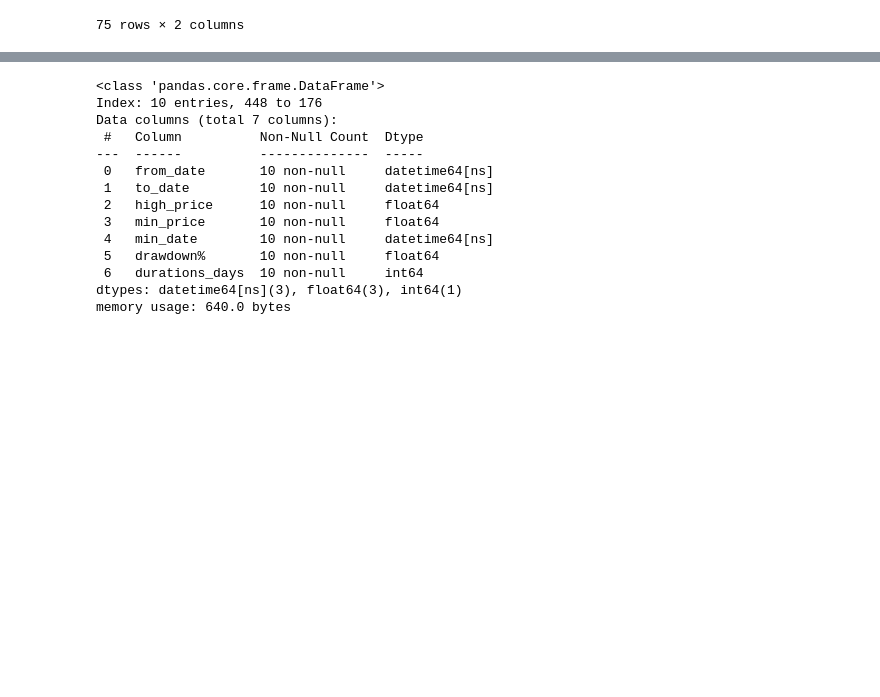
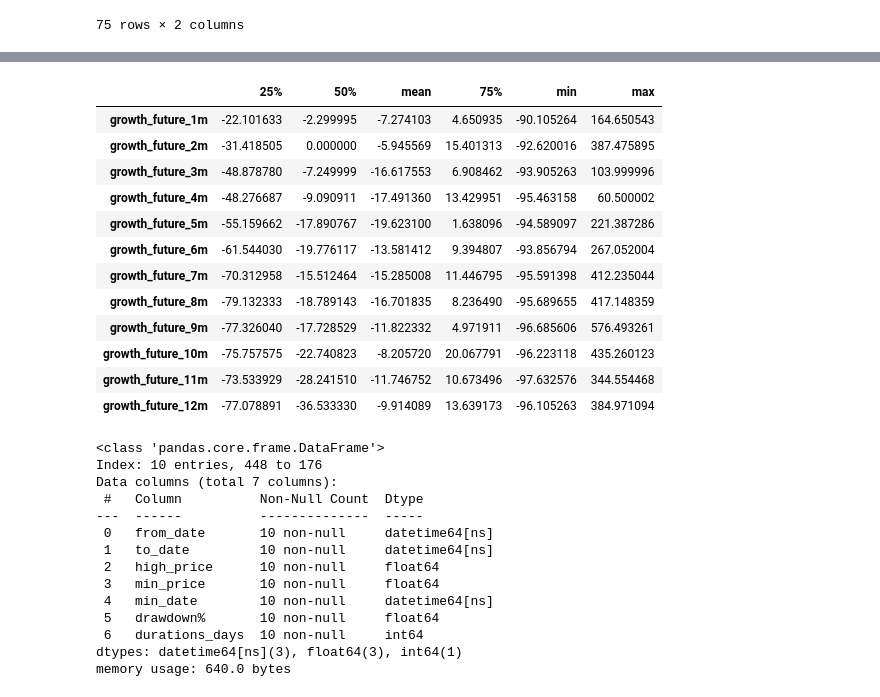
Before and after one commit to Jaguar838/stock-markets-analytics-zoomcamp, a Jupyter notebook: HW/2025/hw-02/hw-02.ipynb, the cells around one changed output, grey strips where cells are left out. Drawn from its saved outputs; the diff is of its cells as text; code cells hidden in the pictures; blank space fills up the shorter version.

```diff
--- a/HW/2025/hw-02/hw-02.ipynb
+++ b/HW/2025/hw-02/hw-02.ipynb
@@ -754,3 +706,42 @@ print(top_drawdowns[['from_date', 'to_date', 'drawdown%', 'durations_days']])
+# %%
+def display_stats(df:pd.DataFrame, growth_cols)-> pd.DataFrame:
+    """
+      Функція для отримання та виведення статистики описових даних для стовпців зростання.
+
+      Args:
+        df: Датафрейм з датою IPO, символом акції та стовпцями зростання.
+        growth_cols: Назви стовпців зростання.
+
+      Returns:
+        Датафрейм з описовою статистикою.
+    """
+    # Використовуйте метод describe() для отримання статистики
+    stats = df[growth_cols].describe()
+
+    # Створіть новий порожній датафрейм
+    summary_df = pd.DataFrame(columns=['25%', '50%', 'mean', '75%', 'min', 'max'])
+
+    # Додайте рядки до нового датафрейму з відповідними значеннями
+    summary_df = pd.concat([stats.loc['25%'], stats.loc['50%'], stats.loc['mean'], stats.loc['75%'], stats.loc['min'], stats.loc['max']], axis=1)
+
+    return summary_df
+
+stats_df = display_stats(growth_future_df, growth_cols)
+stats_df
+# %% [output]
+|  | 25% | 50% | mean | 75% | min | max |
+| growth_future_1m | -22.101633 | -2.299995 | -7.274103 | 4.650935 | -90.105264 | 164.650543 |
+| growth_future_2m | -31.418505 | 0.000000 | -5.945569 | 15.401313 | -92.620016 | 387.475895 |
+| growth_future_3m | -48.878780 | -7.249999 | -16.617553 | 6.908462 | -93.905263 | 103.999996 |
+| growth_future_4m | -48.276687 | -9.090911 | -17.491360 | 13.429951 | -95.463158 | 60.500002 |
+| growth_future_5m | -55.159662 | -17.890767 | -19.623100 | 1.638096 | -94.589097 | 221.387286 |
+| growth_future_6m | -61.544030 | -19.776117 | -13.581412 | 9.394807 | -93.856794 | 267.052004 |
+| growth_future_7m | -70.312958 | -15.512464 | -15.285008 | 11.446795 | -95.591398 | 412.235044 |
+| growth_future_8m | -79.132333 | -18.789143 | -16.701835 | 8.236490 | -95.689655 | 417.148359 |
+| growth_future_9m | -77.326040 | -17.728529 | -11.822332 | 4.971911 | -96.685606 | 576.493261 |
+| growth_future_10m | -75.757575 | -22.740823 | -8.205720 | 20.067791 | -96.223118 | 435.260123 |
+| growth_future_11m | -73.533929 | -28.241510 | -11.746752 | 10.673496 | -97.632576 | 344.554468 |
+| growth_future_12m | -77.078891 | -36.533330 | -9.914089 | 13.639173 | -96.105263 | 384.971094 |
 # %%
 top_drawdowns.info()
 # %% [output]
```
Also changed, not shown: parts of 2 cells of this notebook.
